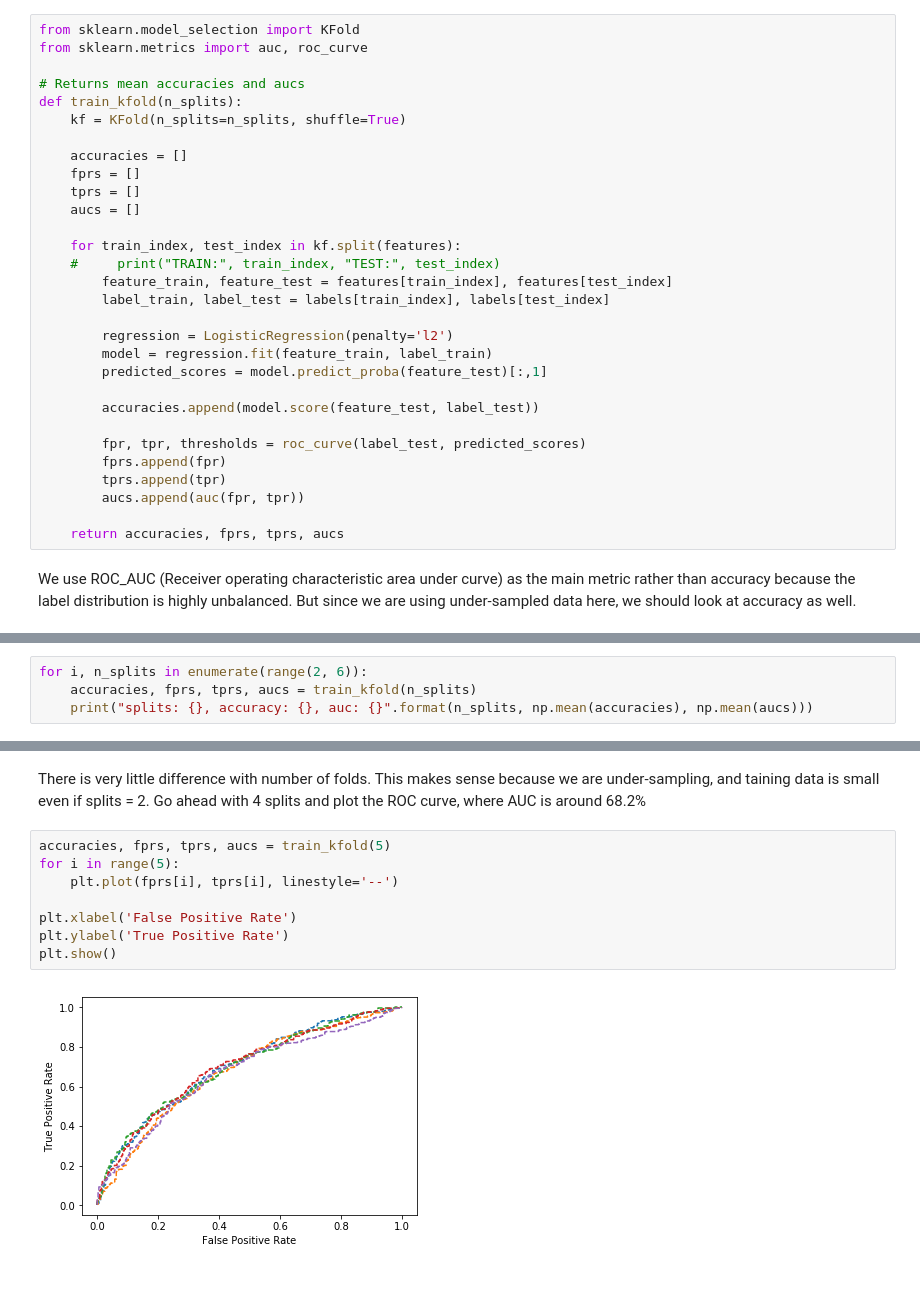
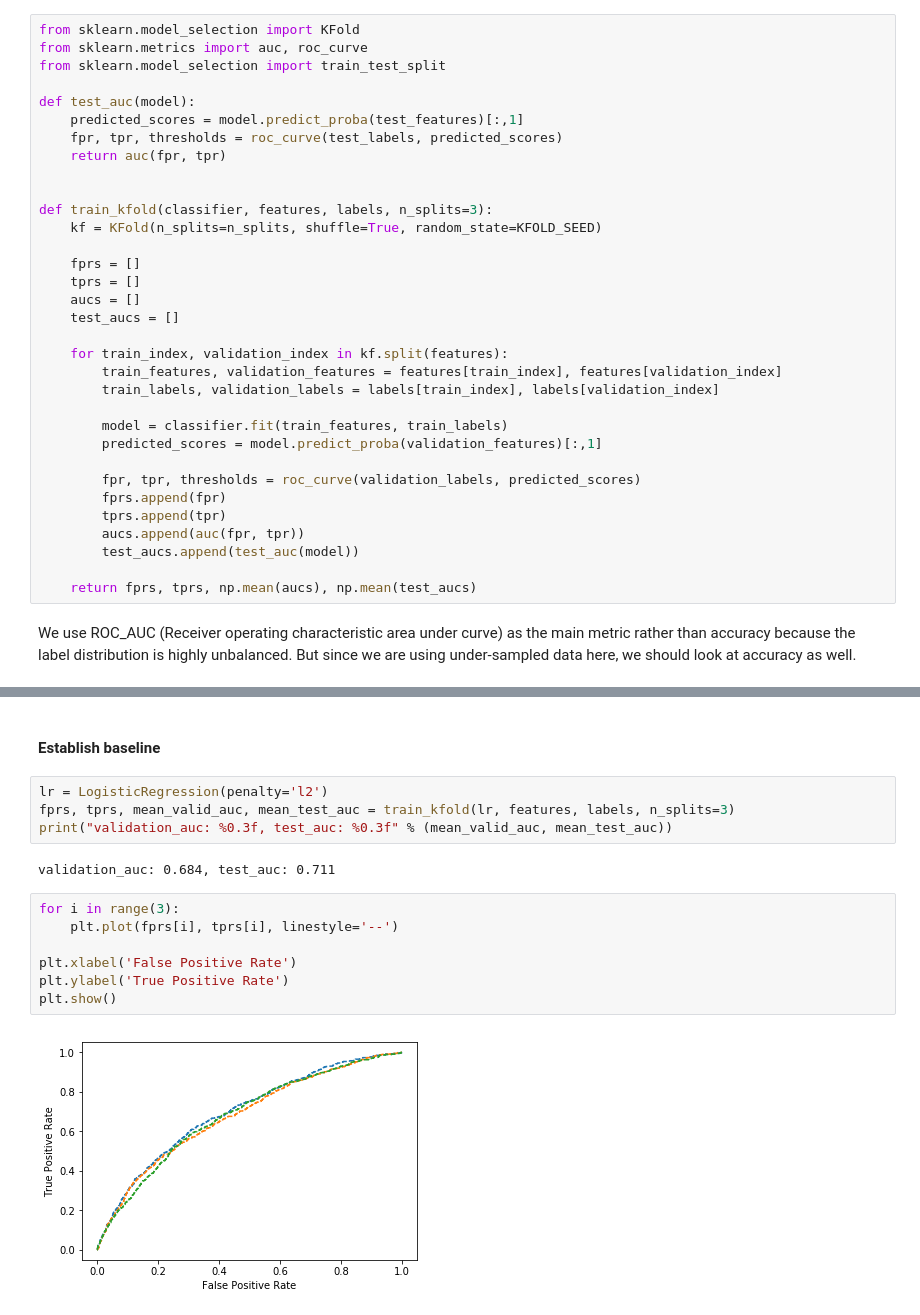
Before and after one commit to Pirolf/RTB, a Jupyter notebook: RTB training.ipynb, the cells around one changed output, grey strips where cells are left out. Drawn from its saved outputs; the diff is of its cells as text; blank space fills up the shorter version.

```diff
--- a/RTB training.ipynb
+++ b/RTB training.ipynb
@@ -49,32 +46,35 @@ Cross validation with mean accuracy as test metric
 # %%
 from sklearn.model_selection import KFold
 from sklearn.metrics import auc, roc_curve
+from sklearn.model_selection import train_test_split
 
-# Returns mean accuracies and aucs
-def train_kfold(n_splits):
-    kf = KFold(n_splits=n_splits, shuffle=True)
+def test_auc(model):
+    predicted_scores = model.predict_proba(test_features)[:,1]
+    fpr, tpr, thresholds = roc_curve(test_labels, predicted_scores)
+    return auc(fpr, tpr)
 
-    accuracies = []
+
+def train_kfold(classifier, features, labels, n_splits=3):
+    kf = KFold(n_splits=n_splits, shuffle=True, random_state=KFOLD_SEED)
+
     fprs = []
     tprs = []
     aucs = []
+    test_aucs = []
 
-    for train_index, test_index in kf.split(features):
-    #     print("TRAIN:", train_index, "TEST:", test_index)
-        feature_train, feature_test = features[train_index], features[test_index]
-        label_train, label_test = labels[train_index], labels[test_index]
+    for train_index, validation_index in kf.split(features):
+        train_features, validation_features = features[train_index], features[validation_index]
+        train_labels, validation_labels = labels[train_index], labels[validation_index]
 
-        regression = LogisticRegression(penalty='l2')
-        model = regression.fit(feature_train, label_train)
-        predicted_scores = model.predict_proba(feature_test)[:,1]
+        model = classifier.fit(train_features, train_labels)
+        predicted_scores = model.predict_proba(validation_features)[:,1]
 
-        accuracies.append(model.score(feature_test, label_test))
-
-        fpr, tpr, thresholds = roc_curve(label_test, predicted_scores)
+        fpr, tpr, thresholds = roc_curve(validation_labels, predicted_scores)
         fprs.append(fpr)
         tprs.append(tpr)
         aucs.append(auc(fpr, tpr))
+        test_aucs.append(test_auc(model))
 
-    return accuracies, fprs, tprs, aucs
+    return fprs, tprs, np.mean(aucs), np.mean(test_aucs)
 # %% [markdown]
 We use ROC_AUC (Receiver operating characteristic area under curve) as the main metric rather than accuracy because the label distribution is highly unbalanced. But since we are using under-sampled data here, we should look at accuracy as well.
@@ -83,4 +80,0 @@ First try different number of folds, and see if there is any difference in AUC
-# %%
-for i, n_splits in enumerate(range(2, 6)):
-    accuracies, fprs, tprs, aucs = train_kfold(n_splits)
-    print("splits: {}, accuracy: {}, auc: {}".format(n_splits, np.mean(accuracies), np.mean(aucs)))
@@ -92,13 +81,17 @@ splits: 5, accuracy: 0.6360117475108589, auc: 0.6821499131856299
-# %% [markdown]
-There is very little difference with number of folds. This makes sense because we are under-sampling,
-and taining data is small even if splits = 2. Go ahead with 4 splits and plot the ROC curve, where AUC is around 68.2%
+# %% [markdown]
+#### Establish baseline
+# %%
+lr = LogisticRegression(penalty='l2')
+fprs, tprs, mean_valid_auc, mean_test_auc = train_kfold(lr, features, labels, n_splits=3)
+print("validation_auc: %0.3f, test_auc: %0.3f" % (mean_valid_auc, mean_test_auc))
+# %% [output]
+validation_auc: 0.684, test_auc: 0.711
 # %%
-accuracies, fprs, tprs, aucs = train_kfold(5)
-for i in range(5):
+for i in range(3):
     plt.plot(fprs[i], tprs[i], linestyle='--')
 
 plt.xlabel('False Positive Rate')
 plt.ylabel('True Positive Rate')
 plt.show()
 # %% [output]
-[figure, old version]
+[figure, new version]
```
Also changed, not shown: parts of 36 cells of this notebook.
